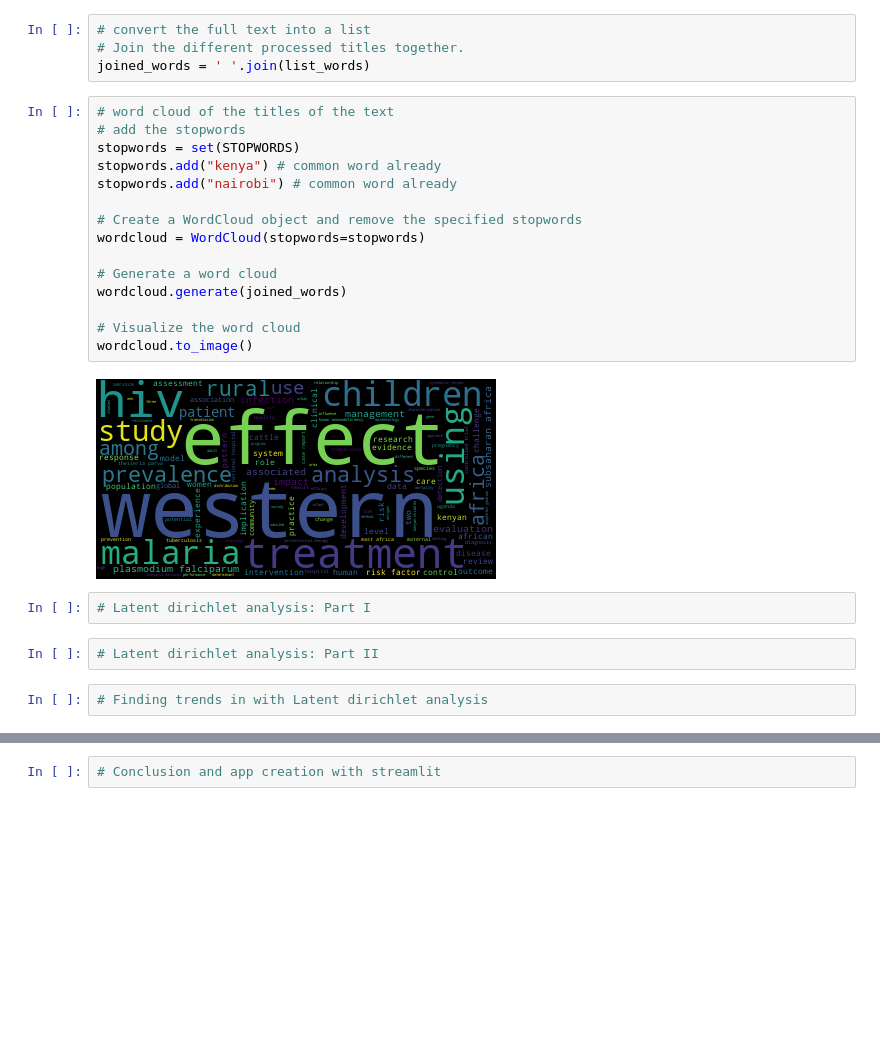
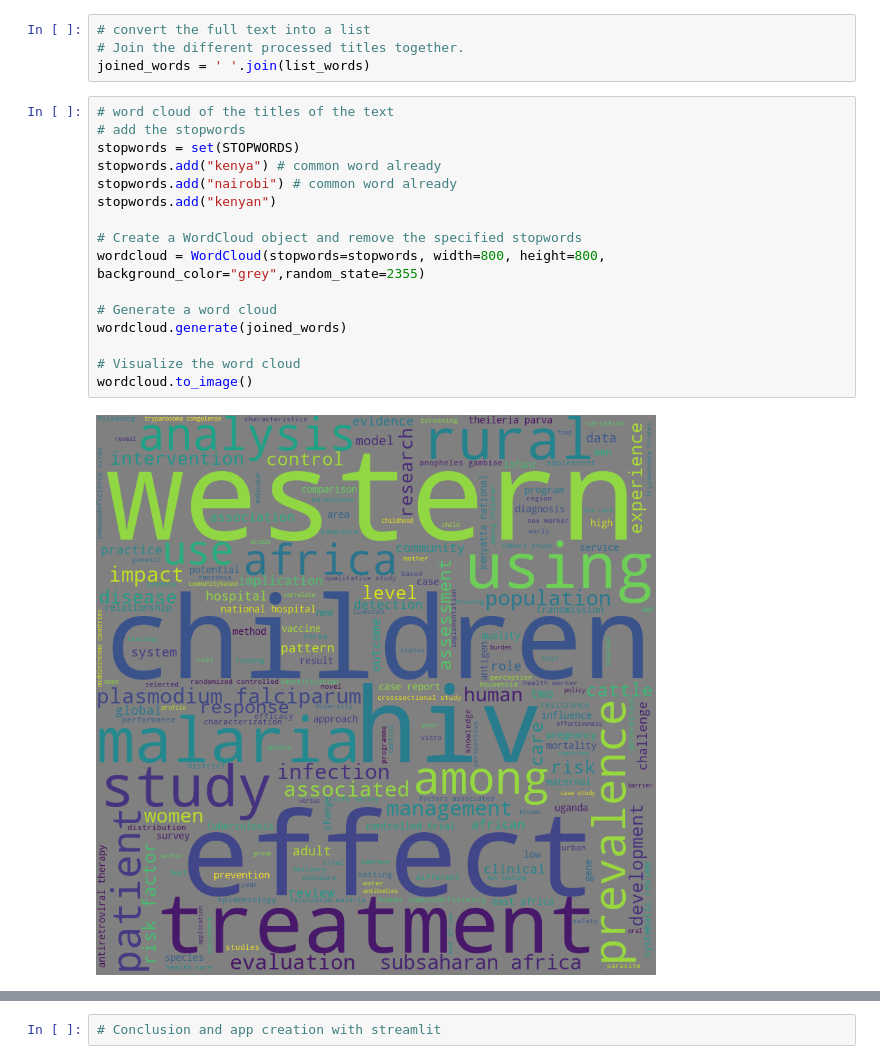
Before and after one commit to Shuyib/pubmed-KE-NLP, a Jupyter notebook: text_mine&summarization.ipynb, the cells around one changed output, grey strips where cells are left out. Drawn from its saved outputs; the diff is of its cells as text; blank space fills up the shorter version.

```diff
--- a/text_mine&summarization.ipynb
+++ b/text_mine&summarization.ipynb
@@ -148,23 +149,18 @@ joined_words = ' '.join(list_words)
 # %%
 # word cloud of the titles of the text
 # add the stopwords
 stopwords = set(STOPWORDS)
 stopwords.add("kenya") # common word already
 stopwords.add("nairobi") # common word already
+stopwords.add("kenyan")
 
 # Create a WordCloud object and remove the specified stopwords
-wordcloud = WordCloud(stopwords=stopwords)
+wordcloud = WordCloud(stopwords=stopwords, width=800, height=800, background_color="grey",random_state=2355)
 
 # Generate a word cloud
 wordcloud.generate(joined_words)
 
 # Visualize the word cloud
 wordcloud.to_image()
 # %% [output]
-[figure, old version]
+[figure, new version]
-# %%
-# Latent dirichlet analysis: Part I
-# %%
-# Latent dirichlet analysis: Part II
-# %%
-# Finding trends in with Latent dirichlet analysis
```
Also changed, not shown: parts of 9 cells of this notebook.
